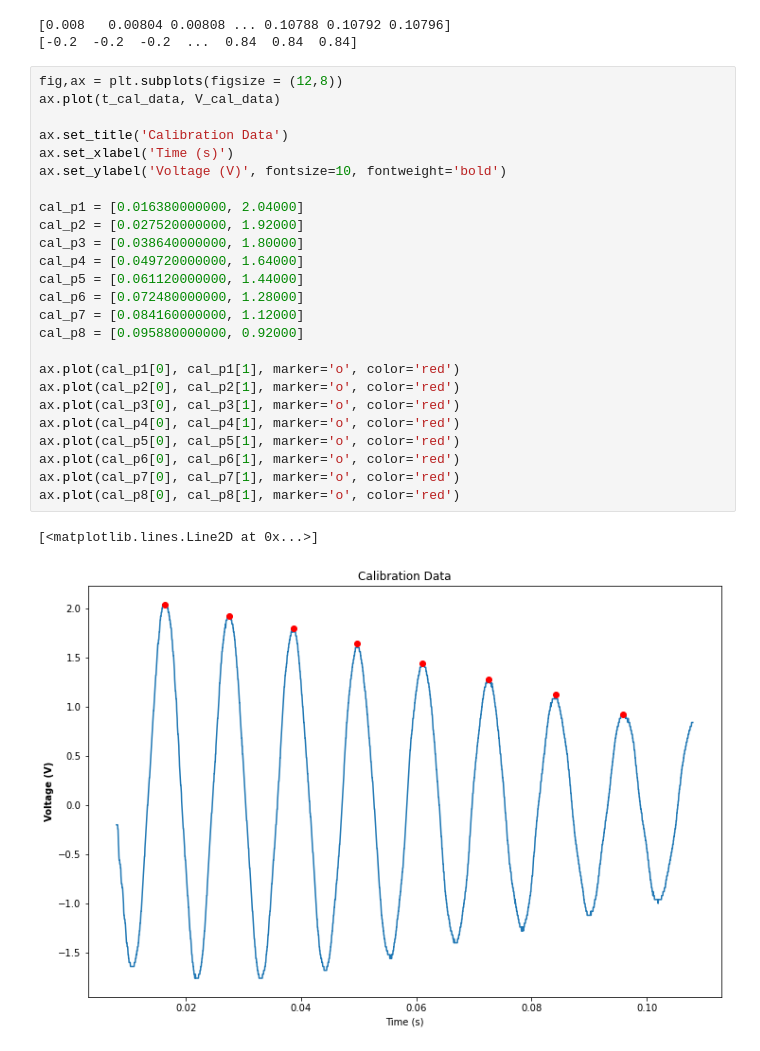
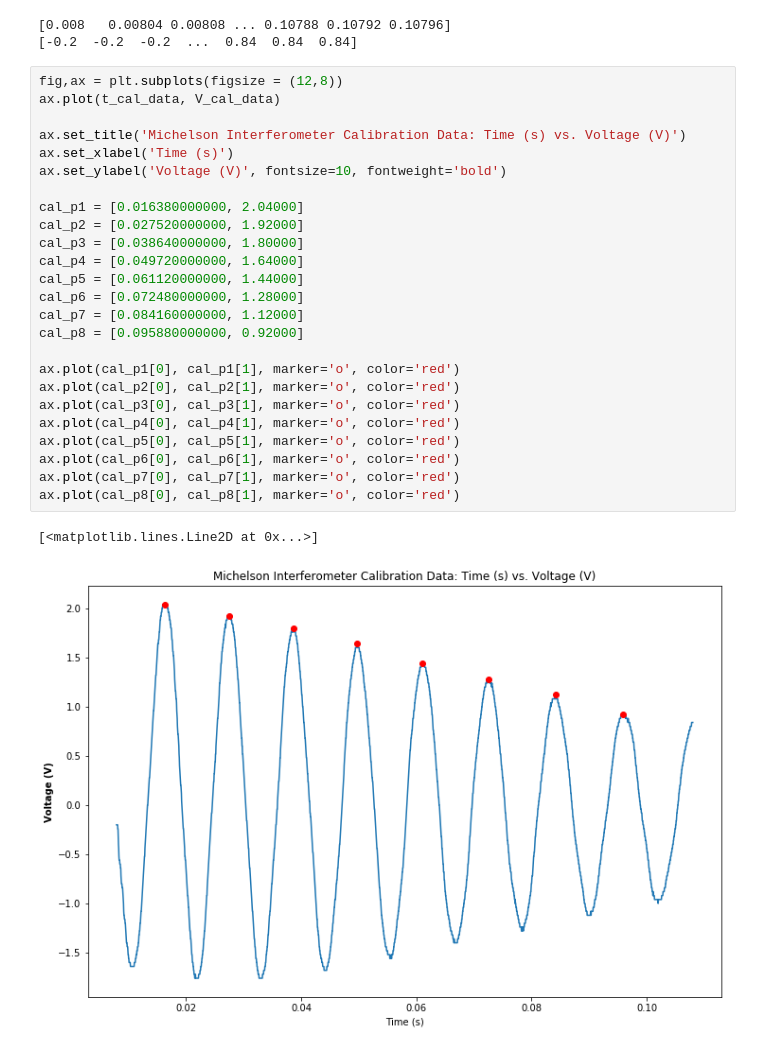
Before and after one commit to benjiasner/hyperfine, a Jupyter notebook: Data Analysis 1.ipynb, the cells around one changed output. Drawn from its saved outputs; the diff is of its cells as text.

```diff
--- a/Data Analysis 1.ipynb
+++ b/Data Analysis 1.ipynb
@@ -68,31 +68,31 @@ print(V_cal_data)
 # %%
 fig,ax = plt.subplots(figsize = (12,8))
 ax.plot(t_cal_data, V_cal_data)
 
-ax.set_title('Calibration Data')
+ax.set_title('Michelson Interferometer Calibration Data: Time (s) vs. Voltage (V)')
 ax.set_xlabel('Time (s)')
 ax.set_ylabel('Voltage (V)', fontsize=10, fontweight='bold')
 
 cal_p1 = [0.016380000000, 2.04000]
 cal_p2 = [0.027520000000, 1.92000]
 cal_p3 = [0.038640000000, 1.80000]
 cal_p4 = [0.049720000000, 1.64000]
 cal_p5 = [0.061120000000, 1.44000]
 cal_p6 = [0.072480000000, 1.28000]
 cal_p7 = [0.084160000000, 1.12000]
 cal_p8 = [0.095880000000, 0.92000]
 
 ax.plot(cal_p1[0], cal_p1[1], marker='o', color='red')
 ax.plot(cal_p2[0], cal_p2[1], marker='o', color='red')
 ax.plot(cal_p3[0], cal_p3[1], marker='o', color='red')
 ax.plot(cal_p4[0], cal_p4[1], marker='o', color='red')
 ax.plot(cal_p5[0], cal_p5[1], marker='o', color='red')
 ax.plot(cal_p6[0], cal_p6[1], marker='o', color='red')
 ax.plot(cal_p7[0], cal_p7[1], marker='o', color='red')
 ax.plot(cal_p8[0], cal_p8[1], marker='o', color='red')
 # %% [output]
 [<matplotlib.lines.Line2D at 0x...>]
-[figure, old version]
+[figure, new version]
 # %%
 # now, using the cal values, we can calibrate the spectra because each peak corresponds to a moment of absolute constructive
 # interference.  At these points, L=n\lambda = d1 - d2.  So, we can find the rate of change in frequency
```
Also changed, not shown: parts of 11 cells of this notebook, 2 other files.
